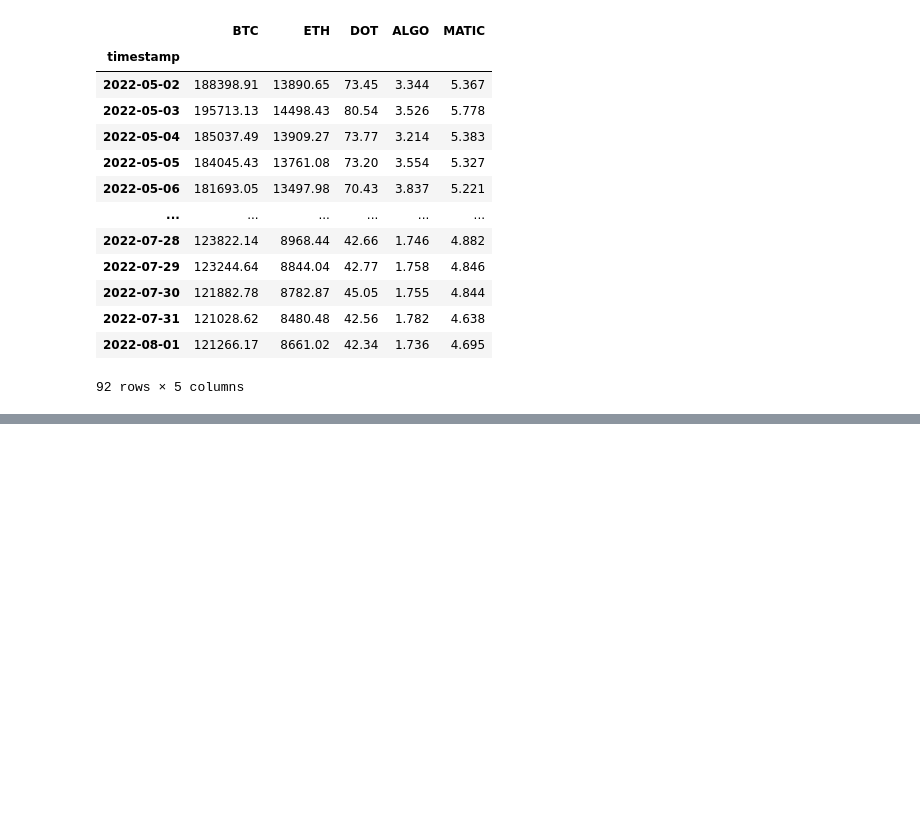
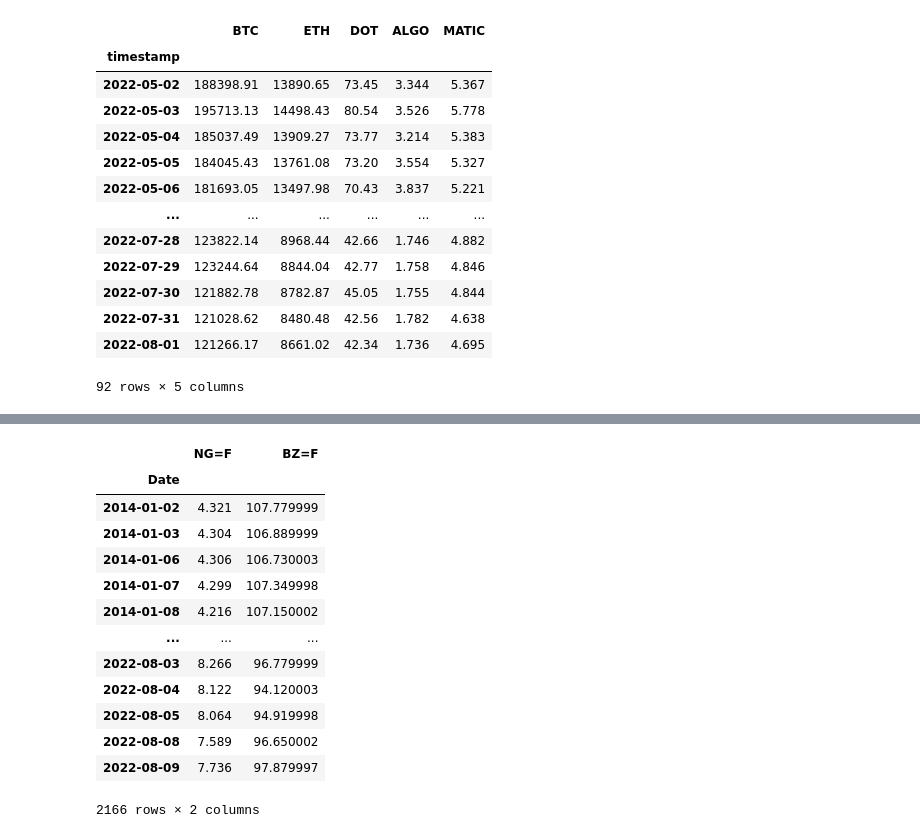
Before and after one commit to lambdavar/hub-do-investidor, a Jupyter notebook: baixa cotacoes.ipynb, the cells around one changed output, grey strips where cells are left out. Drawn from its saved outputs; the diff is of its cells as text; code cells hidden in the pictures; blank space fills up the shorter version.

Commit message:
adicao de arquivo novo e pequenas mudanças

```diff
--- a/baixa cotacoes.ipynb
+++ b/baixa cotacoes.ipynb
@@ -28,7 +28,7 @@ def crip_quotation(symbol, ini_date, comparison_symbol='BRL', all_data=True, lim
     return df
 # %%
 # recebe caminho de um arquivo como parâmetro, devolve dataframe com papeis e cotacoes
-def baixa_cotacoes(arquivo,cripto=False):
+def baixa_cotacoes(arquivo,cripto=False, dado="Adj Close"):
     df = pd.read_csv(arquivo, delimiter=";")
     df["ini"] = pd.to_datetime(df["ini"], format="%d/%m/%Y")
     df.set_index("acao", inplace=True)
@@ -37,7 +37,7 @@ def baixa_cotacoes(arquivo,cripto=False):
         ini = df.loc[acao,"ini"]
         print(acao, ini)
         if cripto == True:
-            cotacoes[acao] = crip_quotation(acao, ini_date=ini)["Adj Close"]
+            cotacoes[acao] = crip_quotation(acao, ini_date=ini)[dado]
         elif cripto == False:
             cotacoes[acao] = yf.download(acao, start=ini)["Close"] # +".SA"
     return(cotacoes)
@@ -214,3 +214,8 @@ MATIC 2022-05-02 00:00:00
 | 2022-07-31 | 121028.62 | 8480.48 | 42.56 | 1.782 | 4.638 |
 | 2022-08-01 | 121266.17 | 8661.02 | 42.34 | 1.736 | 4.695 |
 92 rows × 5 columns
+# %%
+df = baixa_cotacoes("lista qlqr.csv", dado="Close")
+df.to_excel("./resultados/cotacoes qlqr.xlsx")
+df
+# %% [output]
@@ -216,0 +226,14 @@ MATIC 2022-05-02 00:00:00
+|  | NG=F | BZ=F |
+| Date |  |  |
+| 2014-01-02 | 4.321 | 107.779999 |
+| 2014-01-03 | 4.304 | 106.889999 |
+| 2014-01-06 | 4.306 | 106.730003 |
+| 2014-01-07 | 4.299 | 107.349998 |
+| 2014-01-08 | 4.216 | 107.150002 |
+| ... | ... | ... |
+| 2022-08-03 | 8.266 | 96.779999 |
+| 2022-08-04 | 8.122 | 94.120003 |
+| 2022-08-05 | 8.064 | 94.919998 |
+| 2022-08-08 | 7.589 | 96.650002 |
+| 2022-08-09 | 7.736 | 97.879997 |
+2166 rows × 2 columns
```
Also changed, not shown: parts of 1 cell of this notebook, 2 other files.
